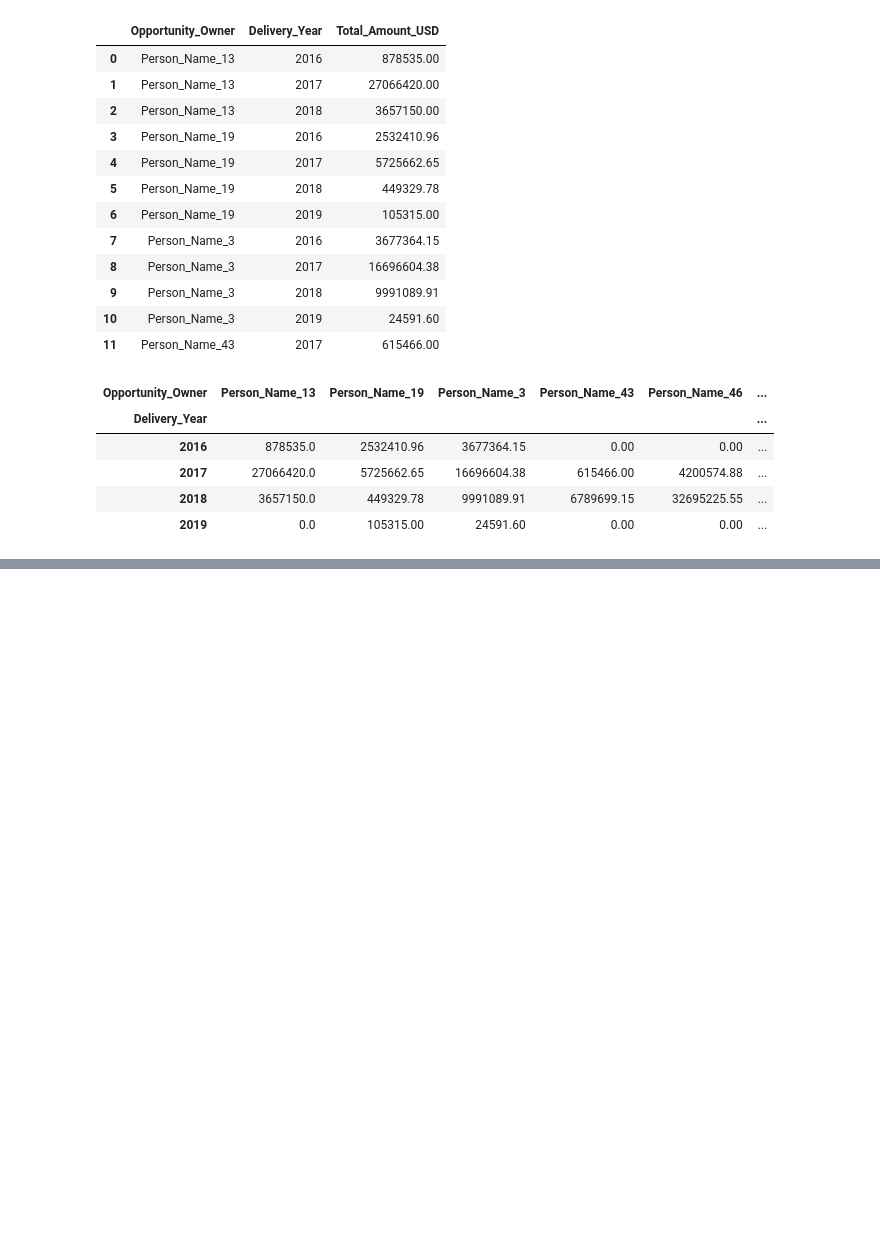
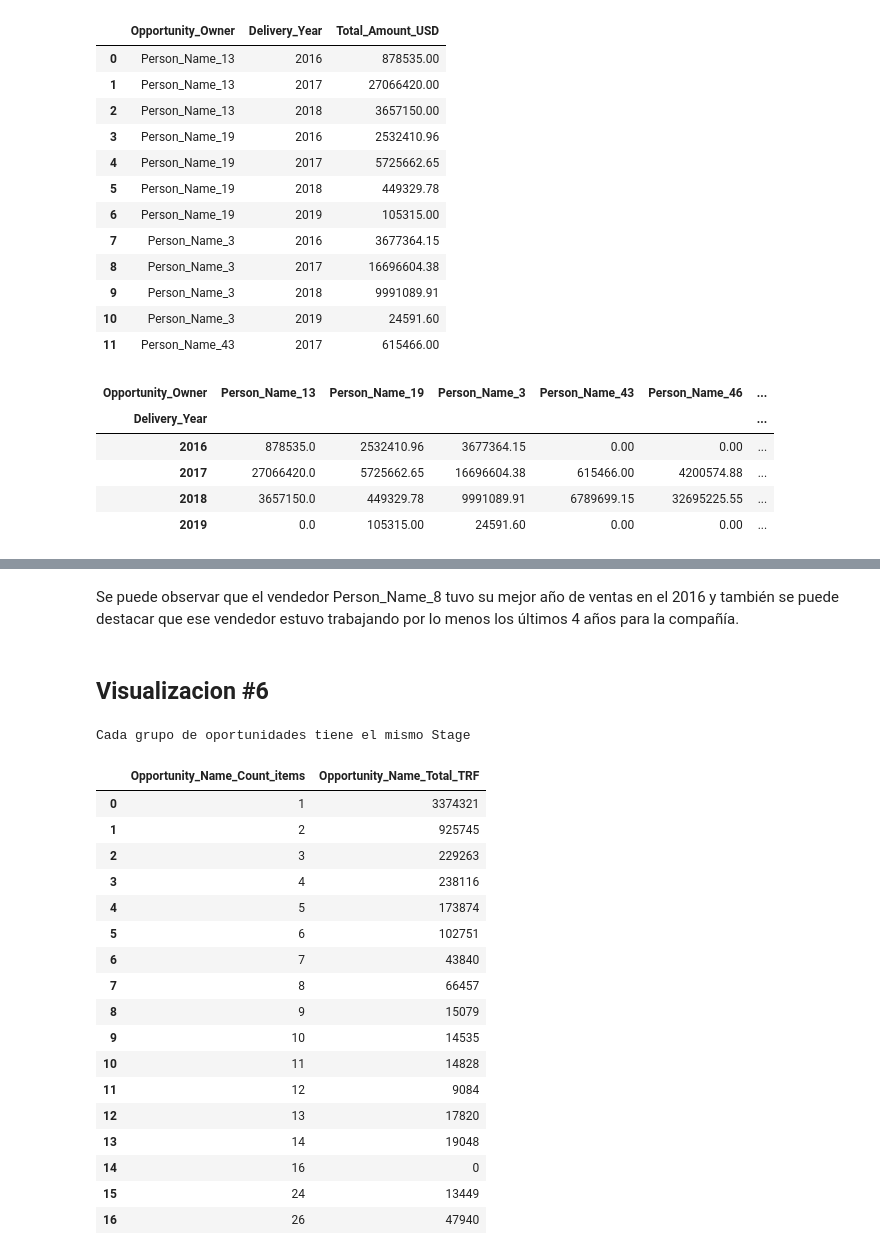
Before and after one commit to ariel55/summerdata_visuchallenge, a Jupyter notebook: 001VisuChallenge_analisis_columnas.ipynb, the cells around one changed output, grey strips where cells are left out. Drawn from its saved outputs; the diff is of its cells as text; code cells hidden in the pictures; blank space fills up the shorter version.

```diff
--- a/001VisuChallenge_analisis_columnas.ipynb
+++ b/001VisuChallenge_analisis_columnas.ipynb
@@ -800 +822,36 @@ Text(0.5, 1.0, 'Los mejores 10 vendedores sin fuente de creación de oportunidad
 [figure]
+# %% [markdown]
+Se puede observar que el vendedor Person_Name_8 tuvo su mejor año de ventas en el 2016 y también se puede destacar que ese vendedor estuvo trabajando por lo menos los últimos 4 años para la compañía.
+# %% [markdown]
+## Visualizacion #6
+# %%
+len_stage = len(data.groupby(['Opportunity_Name','Stage']).agg('count'))
+len_unique = len(data['Opportunity_Name'].unique())
+print("Cada grupo de oportunidades tiene el mismo Stage") if len_stage == len_unique else print("Cada grupo de oportunidades NO tiene el mismo Stage")
+# %% [output]
+Cada grupo de oportunidades tiene el mismo Stage
+# %%
+data['Opportunity_Name_Count_items'] = data.groupby('Opportunity_Name')['Opportunity_Name'].transform('count')
+data['Opportunity_Name_Total_TRF'] = data.groupby('TRF')['TRF'].transform('sum')
+data2 = data[['Opportunity_Name','Opportunity_Name_Count_items','Opportunity_Name_Total_TRF']].loc[data['Stage'] != 'Closed Won']
+data3 = data2.groupby('Opportunity_Name_Count_items')['Opportunity_Name_Total_TRF'].agg('sum').to_frame().reset_index()
+data3
+# %% [output]
+|  | Opportunity_Name_Count_items | Opportunity_Name_Total_TRF |
+| 0 | 1 | 3374321 |
+| 1 | 2 | 925745 |
+| 2 | 3 | 229263 |
+| 3 | 4 | 238116 |
+| 4 | 5 | 173874 |
+| 5 | 6 | 102751 |
+| 6 | 7 | 43840 |
+| 7 | 8 | 66457 |
+| 8 | 9 | 15079 |
+| 9 | 10 | 14535 |
+| 10 | 11 | 14828 |
+| 11 | 12 | 9084 |
+| 12 | 13 | 17820 |
+| 13 | 14 | 19048 |
+| 14 | 16 | 0 |
+| 15 | 24 | 13449 |
+| 16 | 26 | 47940 |
```
Also changed, not shown: parts of 10 cells of this notebook.
